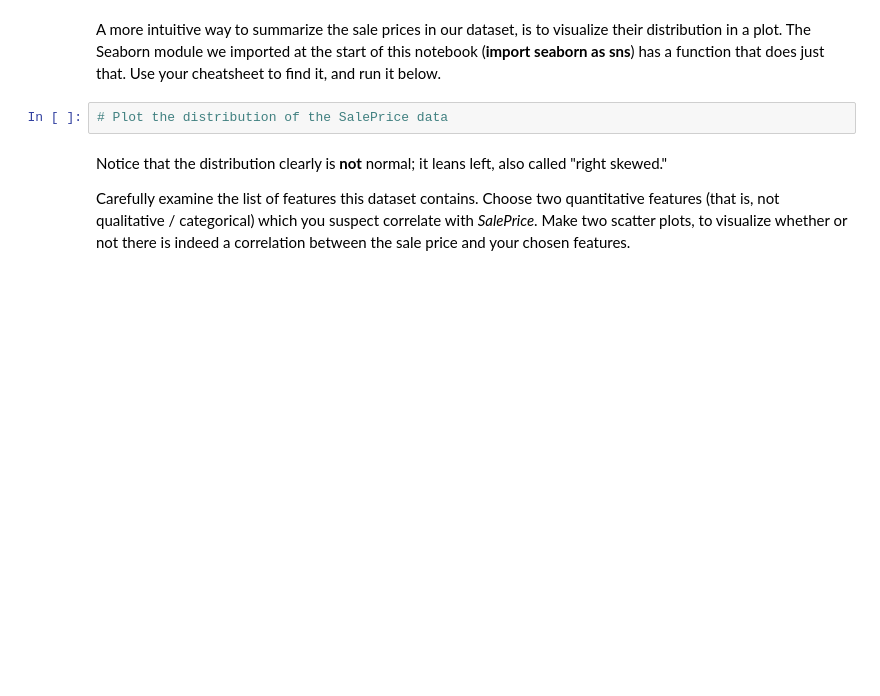
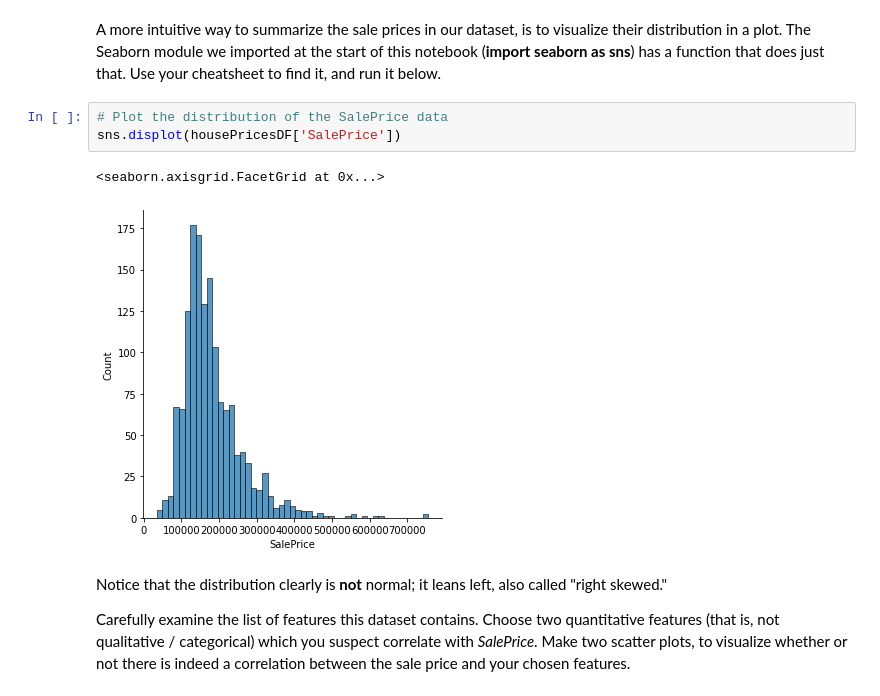
Before and after one commit to bang-a-coder/project-datascience101, a Jupyter notebook: Data Science 101-2.ipynb, the cells around one changed output. Cells and saved outputs as stored; diff of their text form; blank space fills up the shorter version.

Commit message:
data visuals and corrs

```diff
--- a/Data Science 101-2.ipynb
+++ b/Data Science 101-2.ipynb
@@ -203,6 +203,10 @@ max is the maximum price in the dataset
 A more intuitive way to summarize the sale prices in our dataset, is to visualize their distribution in a plot. The Seaborn module we imported at the start of this notebook (<b>import seaborn as sns</b>) has a function that does just that. Use your cheatsheet to find it, and run it below.
 # %%
 # Plot the distribution of the SalePrice data
+sns.displot(housePricesDF['SalePrice'])
+# %% [output]
+<seaborn.axisgrid.FacetGrid at 0x...>
+[figure, added]
 # %% [markdown]
 Notice that the distribution clearly is <b>not</b> normal; it leans left, also called "right skewed."
 
```
Also changed, not shown: parts of 6 cells of this notebook.
